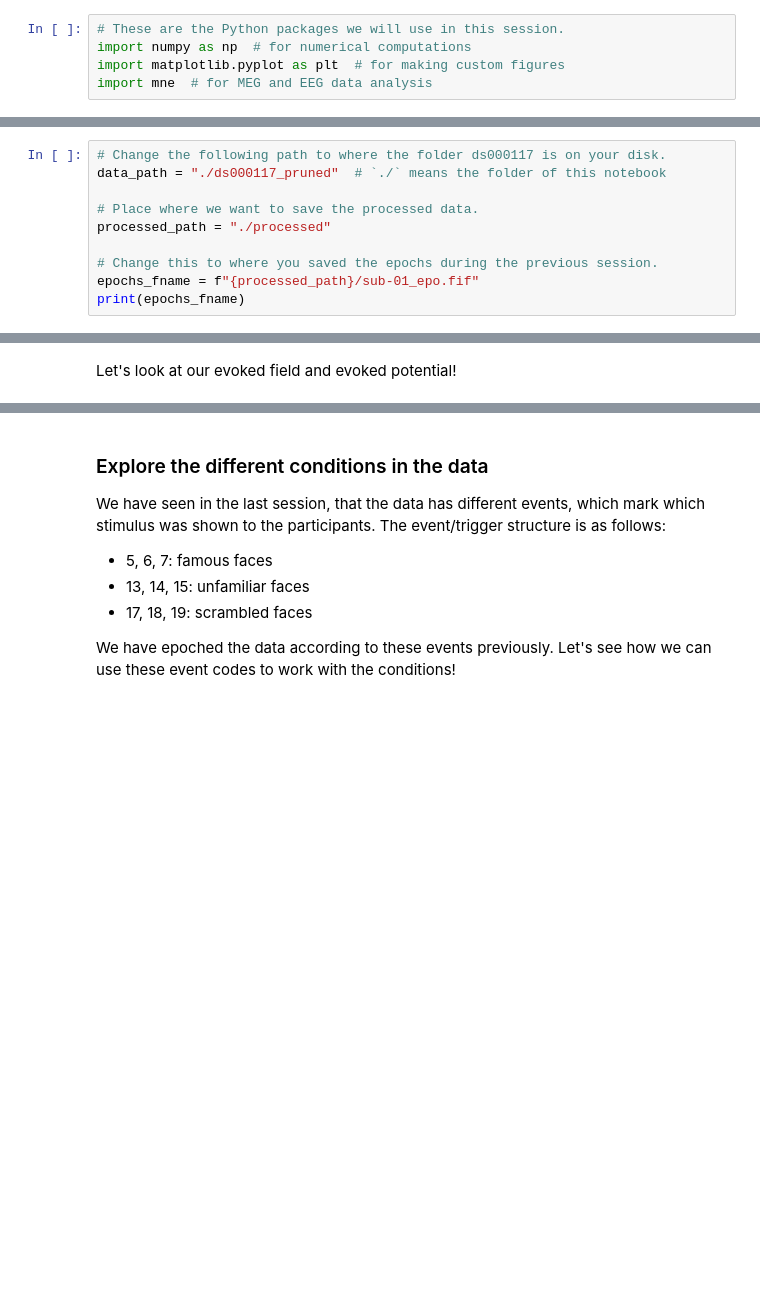
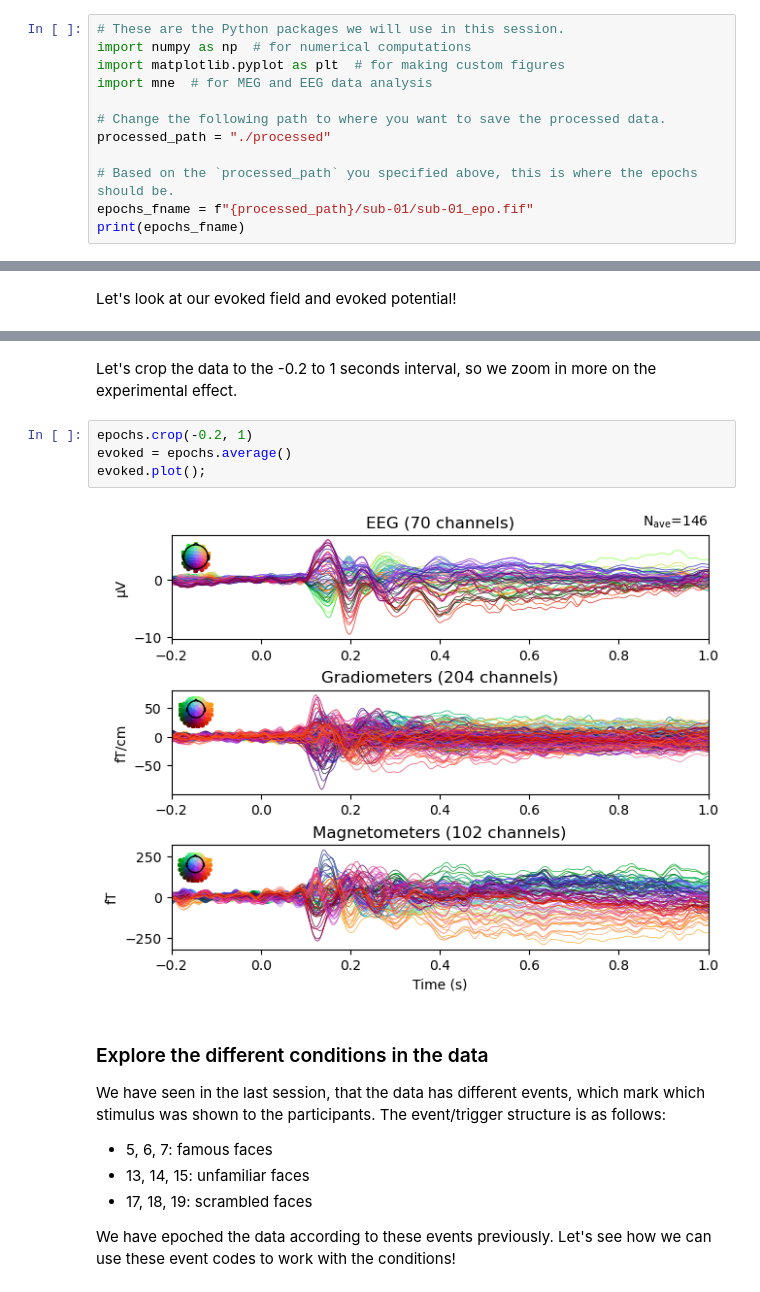
Before and after one commit to wmvanvliet/mne-course, a Jupyter notebook: 2-sensor-level.ipynb, the cells around one changed output, grey strips where cells are left out. Cells and saved outputs as stored; diff of their text form; blank space fills up the shorter version.

Commit message:
Working on session 2

```diff
--- a/2-sensor-level.ipynb
+++ b/2-sensor-level.ipynb
@@ -28,3 +30,10 @@ We already know this part from last time:
 import numpy as np  # for numerical computations
 import matplotlib.pyplot as plt  # for making custom figures
 import mne  # for MEG and EEG data analysis
+
+# Change the following path to where you want to save the processed data.
+processed_path = "./processed"
+
+# Based on the `processed_path` you specified above, this is where the epochs should be.
+epochs_fname = f"{processed_path}/sub-01/sub-01_epo.fif"
+print(epochs_fname)
@@ -34,10 +41,0 @@ You can print the whole path and check the directory to double check it's correc
-# %%
-# Change the following path to where the folder ds000117 is on your disk.
-data_path = "./ds000117_pruned"  # `./` means the folder of this notebook
-
-# Place where we want to save the processed data.
-processed_path = "./processed"
-
-# Change this to where you saved the epochs during the previous session.
-epochs_fname = f"{processed_path}/sub-01_epo.fif"
-print(epochs_fname)
@@ -102,3 +67,11 @@ evoked.plot();
+# %% [markdown]
+Let's crop the data to the -0.2 to 1 seconds interval, so we zoom in more on the experimental effect.
+# %%
+epochs.crop(-0.2, 1)
+evoked = epochs.average()
+evoked.plot();
+# %% [output]
+[figure, added]
 # %% [markdown]
 ### Explore the different conditions in the data
 
```
Also changed, not shown: parts of 35 cells of this notebook, 3 other files.
